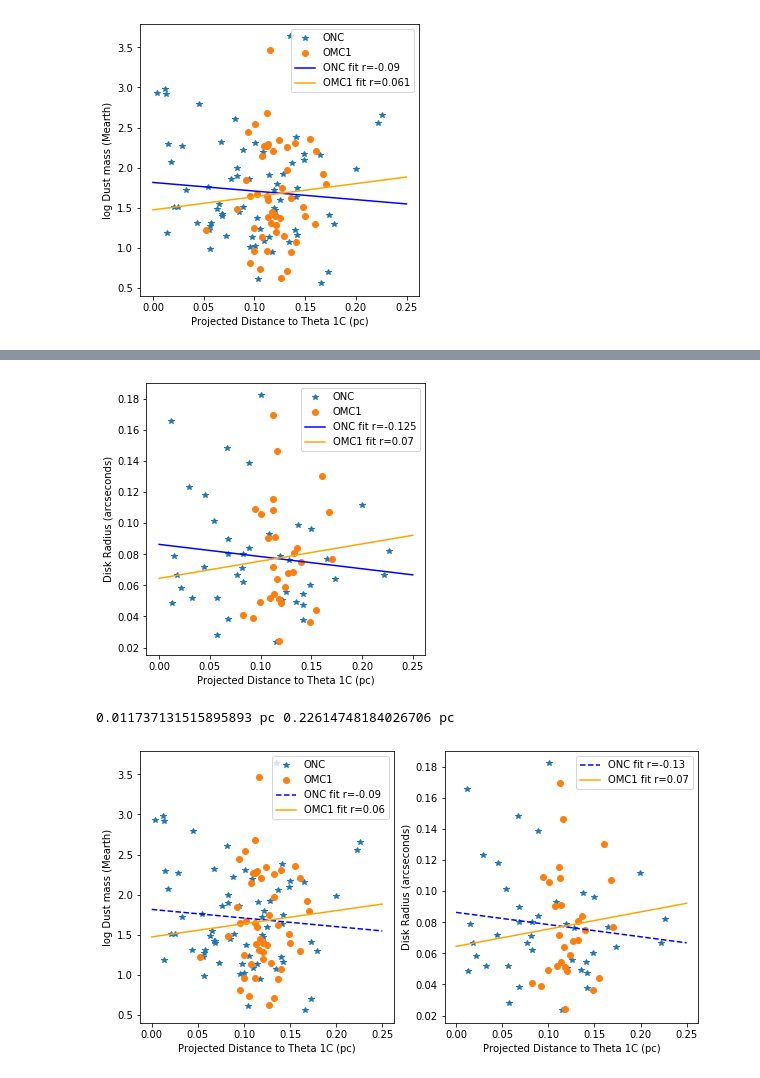
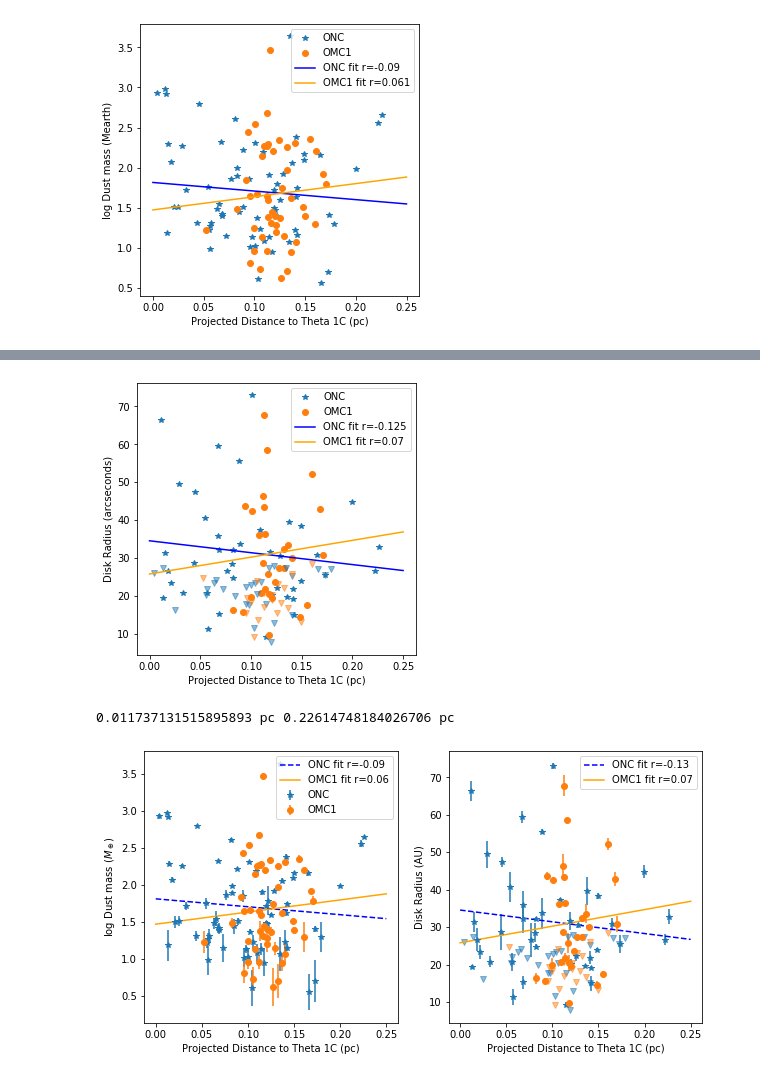
Before and after one commit to jaotter/summer_research_2018, a Jupyter notebook: flux_plots/dist_to_trapezium.ipynb, the cells around one changed output, grey strips where cells are left out. Cells and saved outputs as stored; diff of their text form; code cells hidden in the pictures.

Commit message:
adding errors

```diff
--- a/flux_plots/dist_to_trapezium.ipynb
+++ b/flux_plots/dist_to_trapezium.ipynb
@@ -32,12 +31,26 @@ onc_dist = onc_radian*(400*u.pc)
 omc1_dist = omc1_radian*(400*u.pc)
 
 onc_dustmass = calc[onc_ind]['dust_mass_B3']
+onc_dustmass_err = calc[onc_ind]['dust_mass_err_B3']
 omc1_dustmass = calc[omc1_ind]['dust_mass_B3']
+omc1_dustmass_err = calc[omc1_ind]['dust_mass_err_B3']
 
 onc_rdisk = tab[onc_ind]['fwhm_maj_deconv_B3']
+onc_rdisk_err = tab[onc_ind]['fwhm_maj_deconv_err_B3']
 onc_rdisk_ind = np.isnan(onc_rdisk)==False
 omc1_rdisk = tab[omc1_ind]['fwhm_maj_deconv_B3']
+omc1_rdisk_err = tab[omc1_ind]['fwhm_maj_deconv_err_B3']
 omc1_rdisk_ind = np.isnan(omc1_rdisk)==False
+
+onc_rdisk = (onc_rdisk*u.arcsecond).to(u.radian) * (400*u.pc).to(u.AU)
+omc1_rdisk = (omc1_rdisk*u.arcsecond).to(u.radian) * (400*u.pc).to(u.AU)
+onc_rdisk_err = (onc_rdisk_err*u.arcsecond).to(u.radian) * (400*u.pc).to(u.AU)
+omc1_rdisk_err = (omc1_rdisk_err*u.arcsecond).to(u.radian) * (400*u.pc).to(u.AU)
+
+onc_rdisk_ulim = tab[onc_ind]['upper_lim_B3']
+onc_rdisk_ind_ulim = np.isnan(onc_rdisk_ulim)==False
+omc1_rdisk_ulim = tab[omc1_ind]['upper_lim_B3']
+omc1_rdisk_ind_ulim = np.isnan(omc1_rdisk_ulim)==False
 # %%
 onc_linreg = linregress(onc_dist, np.log10(onc_dustmass))
 omc1_linreg = linregress(omc1_dist, np.log10(omc1_dustmass))
@@ -90,22 +103,26 @@ print(omc1_linreg.rvalue)
 # %%
 plt.figure(figsize=(5,5))
 plt.plot(onc_dist, onc_rdisk, label='ONC', linestyle='', marker='*')
 plt.plot(omc1_dist, omc1_rdisk, label='OMC1', linestyle='', marker='o')
 
-rvals = np.linspace(0,0.25,10)
-onc_fit = rvals* onc_linreg.slope + onc_linreg.intercept
-omc1_fit = rvals* omc1_linreg.slope + omc1_linreg.intercept
+plt.plot(onc_dist[onc_rdisk_ind_ulim], onc_rdisk_ulim[onc_rdisk_ind_ulim], linestyle='', marker='v', color='tab:blue', alpha=0.5)
+plt.plot(omc1_dist[omc1_rdisk_ind_ulim], omc1_rdisk_ulim[omc1_rdisk_ind_ulim], linestyle='', marker='v', color='tab:orange', alpha=0.5)
+
+
+dvals = np.linspace(0,0.25,10)
+onc_fit = dvals* onc_linreg.slope + onc_linreg.intercept
+omc1_fit = dvals* omc1_linreg.slope + omc1_linreg.intercept
 
 plt.plot(dvals, onc_fit, label=f'ONC fit r={np.round(onc_linreg.rvalue, 3)}', color='blue')
 plt.plot(dvals, omc1_fit, label=f'OMC1 fit r={np.round(omc1_linreg.rvalue, 3)}', color='orange')
 
 plt.legend()
 
 plt.xlabel('Projected Distance to Theta 1C (pc)')
 plt.ylabel('Disk Radius (arcseconds)')
 plt.savefig('/home/jotter/nrao/plots/dist_theta1c_rdisk.png', bbox_inches='tight')
 # %% [output]
-[figure, old version]
+[figure, new version]
 # %%
 print(np.min(onc_dist[onc_rdisk_ind]), np.max(onc_dist[onc_rdisk_ind]))
 # %% [output]
@@ -116,8 +133,8 @@ fig, [ax0, ax1] = plt.subplots(1,2, figsize=(10,5))
 onc_linreg = linregress(onc_dist, np.log10(onc_dustmass))
 omc1_linreg = linregress(omc1_dist, np.log10(omc1_dustmass))
 
-ax0.plot(onc_dist, np.log10(onc_dustmass), label='ONC', linestyle='', marker='*')
-ax0.plot(omc1_dist, np.log10(omc1_dustmass), label='OMC1', linestyle='', marker='o')
+ax0.errorbar(onc_dist.value, np.log10(onc_dustmass), yerr=onc_dustmass_err/onc_dustmass, label='ONC', linestyle='', marker='*')
+ax0.errorbar(omc1_dist.value, np.log10(omc1_dustmass), yerr=omc1_dustmass_err/omc1_dustmass, label='OMC1', linestyle='', marker='o')
 
 dvals = np.linspace(0,0.25,10)
 onc_fit = dvals* onc_linreg.slope + onc_linreg.intercept
@@ -129,14 +146,17 @@ ax0.plot(dvals, omc1_fit, label=f'OMC1 fit r={np.round(omc1_linreg.rvalue, 2)}',
 ax0.legend()
 
 ax0.set_xlabel('Projected Distance to Theta 1C (pc)')
-ax0.set_ylabel('log Dust mass (Mearth)')
+ax0.set_ylabel(r'log Dust mass ($M_\oplus$)')
 
 
 onc_linreg = linregress(onc_dist[onc_rdisk_ind], onc_rdisk[onc_rdisk_ind])
 omc1_linreg = linregress(omc1_dist[omc1_rdisk_ind], omc1_rdisk[omc1_rdisk_ind])
 
-ax1.plot(onc_dist, onc_rdisk, linestyle='', marker='*')
-ax1.plot(omc1_dist, omc1_rdisk, linestyle='', marker='o')
+ax1.errorbar(onc_dist.value, onc_rdisk.value, yerr=onc_rdisk_err.value, linestyle='', marker='*')
+ax1.errorbar(omc1_dist.value, omc1_rdisk.value, yerr=omc1_rdisk_err.value, linestyle='', marker='o')
+
+ax1.plot(onc_dist[onc_rdisk_ind_ulim], onc_rdisk_ulim[onc_rdisk_ind_ulim], linestyle='', marker='v', color='tab:blue', alpha=0.5)
+ax1.plot(omc1_dist[omc1_rdisk_ind_ulim], omc1_rdisk_ulim[omc1_rdisk_ind_ulim], linestyle='', marker='v', color='tab:orange', alpha=0.5)
 
 rvals = np.linspace(0,0.25,10)
 onc_fit = rvals* onc_linreg.slope + onc_linreg.intercept
@@ -148,8 +168,8 @@ ax1.plot(dvals, omc1_fit, label=f'OMC1 fit r={np.round(omc1_linreg.rvalue, 2)}',
 ax1.legend()
 
 ax1.set_xlabel('Projected Distance to Theta 1C (pc)')
-ax1.set_ylabel('Disk Radius (arcseconds)')
+ax1.set_ylabel('Disk Radius (AU)')
 
 plt.savefig('/home/jotter/nrao/plots/dist_theta1c_corrs.png', bbox_inches='tight')
 # %% [output]
-[figure, old version]
+[figure, new version]
```
Also changed, not shown: parts of 3 cells of this notebook.
